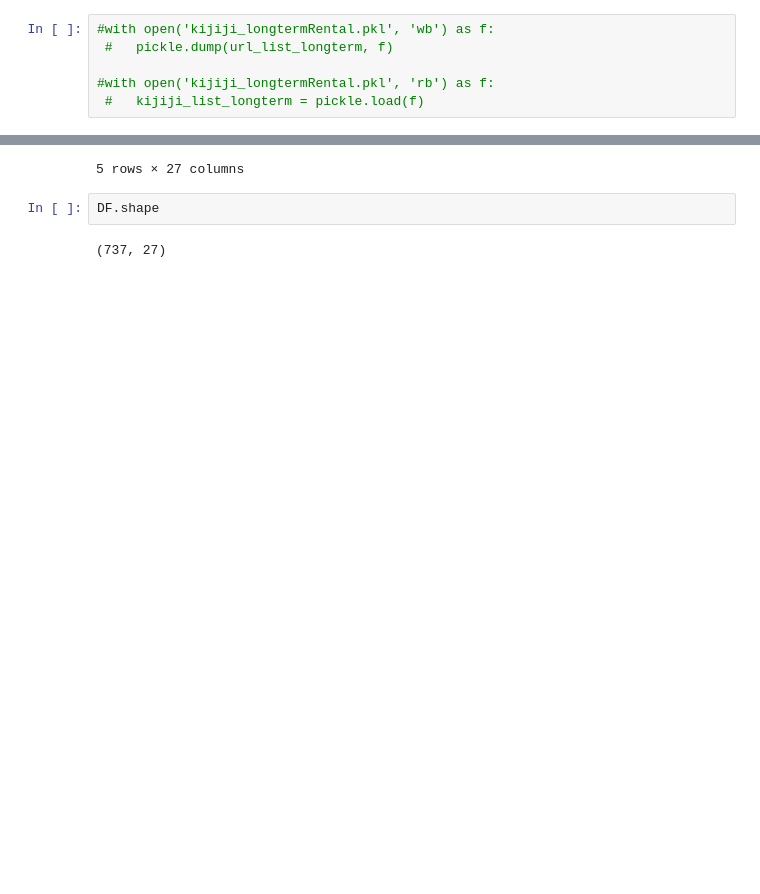
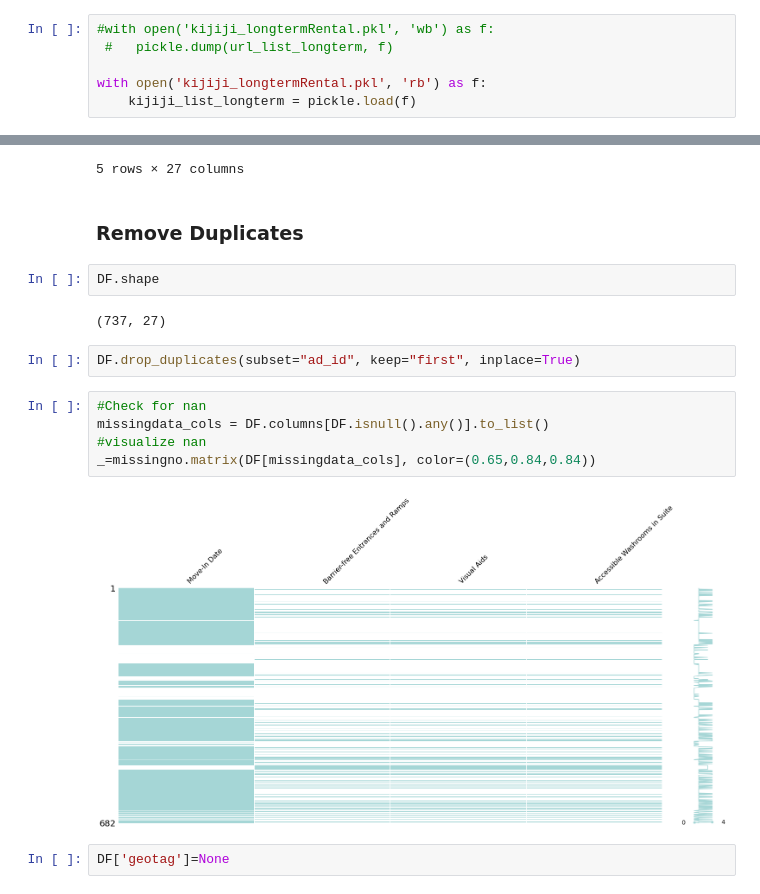
Before and after one commit to bnarath/Toronto_Rental_ETL_Project, a Jupyter notebook: kijiji_api_scraping_transform.ipynb, the cells around one changed output, grey strips where cells are left out. Saved outputs shown, nothing was run; the diff lists cells and outputs as text; blank space fills up the shorter version.

```diff
--- a/kijiji_api_scraping_transform.ipynb
+++ b/kijiji_api_scraping_transform.ipynb
@@ -52,8 +42,8 @@ url_list_longterm[0]
 #with open('kijiji_longtermRental.pkl', 'wb') as f:
  #   pickle.dump(url_list_longterm, f)
 
-#with open('kijiji_longtermRental.pkl', 'rb') as f:
- #   kijiji_list_longterm = pickle.load(f)
+with open('kijiji_longtermRental.pkl', 'rb') as f:
+    kijiji_list_longterm = pickle.load(f)
 # %%
 #url_list_shortterm=kijiji_getUrls(url_shortTerm_rental, url_shortTerm_base)
 #with open('kijiji_shorttermRental.pkl', 'wb') as f:
@@ -249,7 +224,20 @@ DF.head()
 | 3 | 1505788420 | [https://i.ebayimg.com/00/s/NzY4W... | 1 Bedroom Renovated Apartment for... | 135 Tyndall Avenue, Toronto, ON, ... | $1,949.00 | 2020-08-13T19:06:36.000Z | Apartment | Bedrooms: 1 | ... |
 | 4 | 1516085720 | [https://i.ebayimg.com/00/s/MTIwM... | Yonge and Finch, 1+1 unit , spaci... | M2N 5R6, Canada | $2,100.00 | 2020-08-06T02:49:14.000Z | Condo | Bedrooms: 1 + Den | ... |
 5 rows × 27 columns
+# %% [markdown]
+### Remove Duplicates
 # %%
 DF.shape
 # %% [output]
 (737, 27)
+# %%
+DF.drop_duplicates(subset="ad_id", keep="first", inplace=True)
+# %%
+#Check for nan
+missingdata_cols = DF.columns[DF.isnull().any()].to_list()
+#visualize nan
+_=missingno.matrix(DF[missingdata_cols], color=(0.65,0.84,0.84))
+# %% [output]
+[figure, added]
+# %%
+DF['geotag']=None
```
Also changed, not shown: parts of 25 cells of this notebook, 2 other files.
